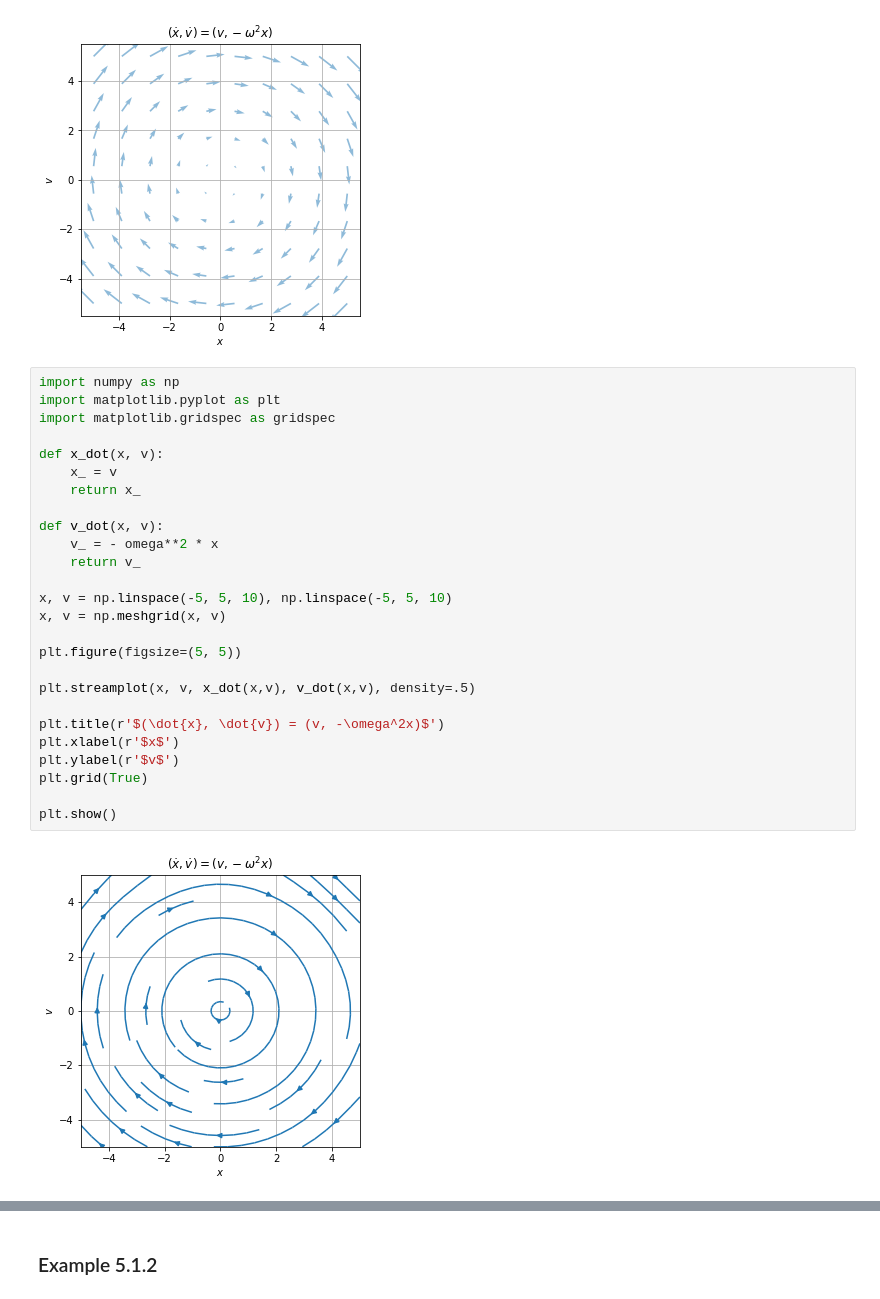
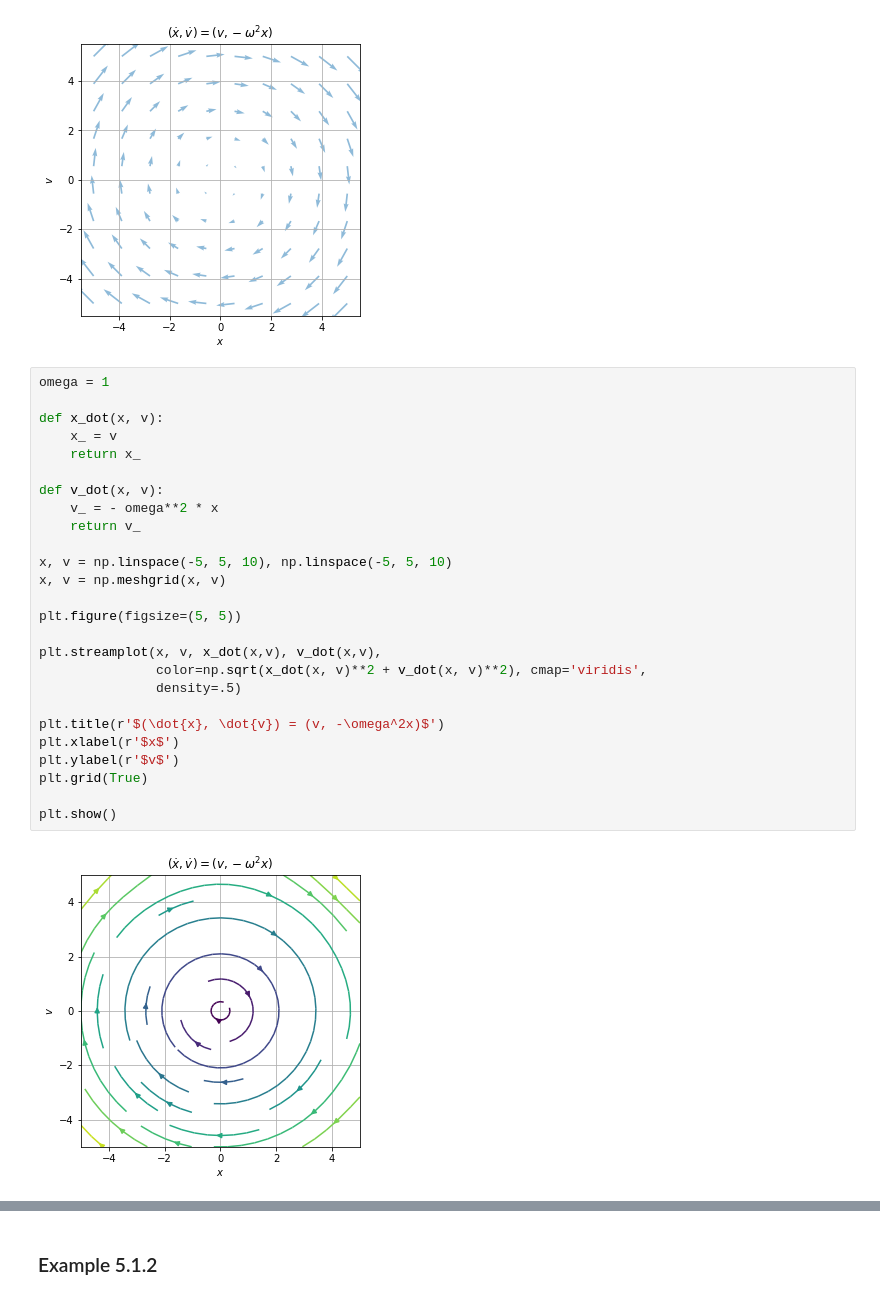
Before and after one commit to shumez/NLDC, a Jupyter notebook: c05/note.ipynb, the cells around one changed output, grey strips where cells are left out. Drawn from its saved outputs; the diff is of its cells as text.

```diff
--- a/c05/note.ipynb
+++ b/c05/note.ipynb
@@ -158,30 +158,30 @@ plt.show()
 # %% [output]
 [figure]
 # %%
-import numpy as np
-import matplotlib.pyplot as plt
-import matplotlib.gridspec as gridspec
+omega = 1
 
 def x_dot(x, v):
     x_ = v
     return x_
 
 def v_dot(x, v):
     v_ = - omega**2 * x
     return v_
 
 x, v = np.linspace(-5, 5, 10), np.linspace(-5, 5, 10)
 x, v = np.meshgrid(x, v)
 
 plt.figure(figsize=(5, 5))
 
-plt.streamplot(x, v, x_dot(x,v), v_dot(x,v), density=.5)
+plt.streamplot(x, v, x_dot(x,v), v_dot(x,v),
+               color=np.sqrt(x_dot(x, v)**2 + v_dot(x, v)**2), cmap='viridis',
+               density=.5)
 
 plt.title(r'$(\dot{x}, \dot{v}) = (v, -\omega^2x)$')
 plt.xlabel(r'$x$')
 plt.ylabel(r'$v$')
 plt.grid(True)
 
 plt.show()
 # %% [output]
-[figure, old version]
+[figure, new version]
```
Also changed, not shown: parts of 10 cells of this notebook.
